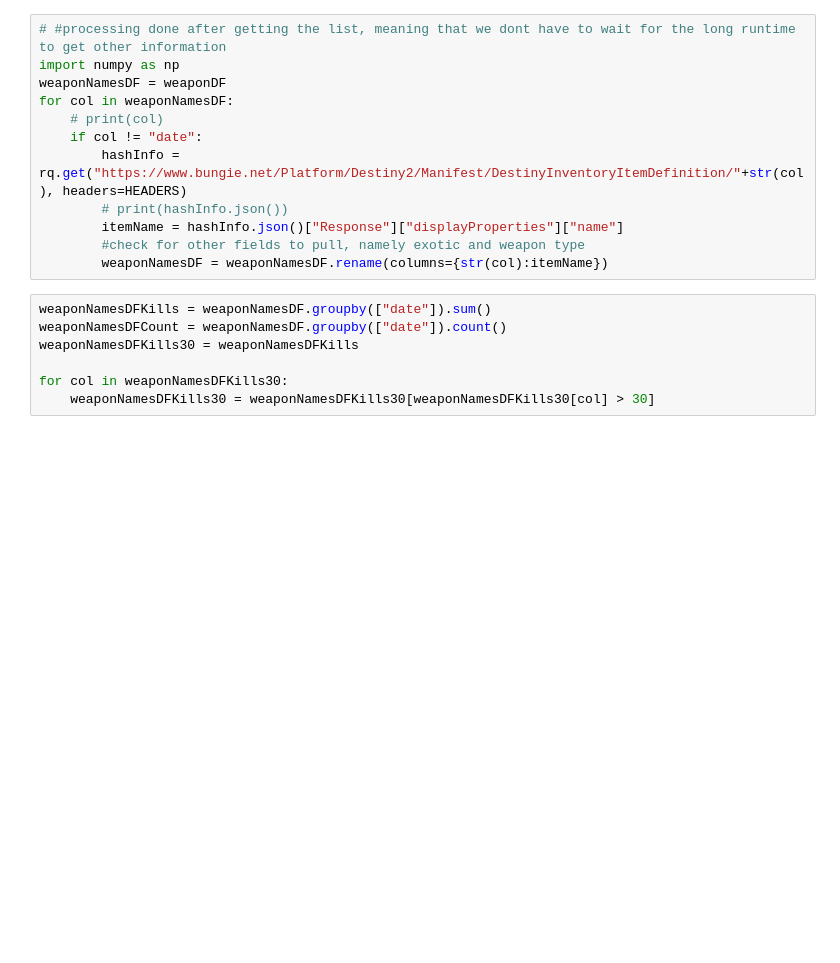
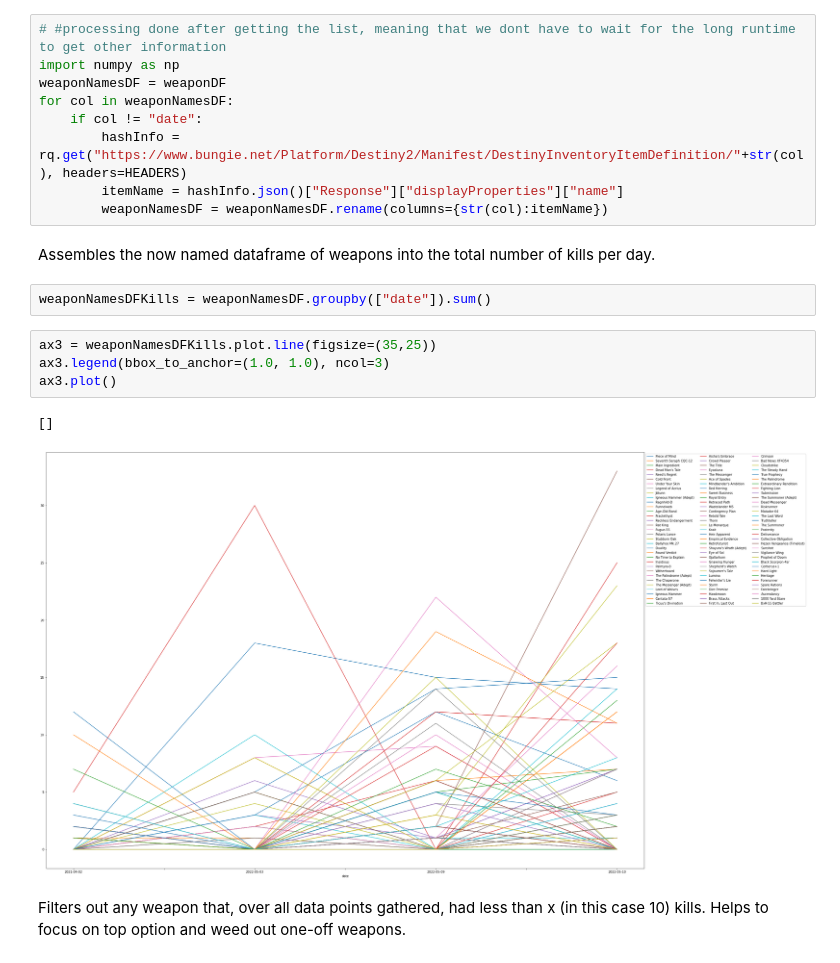
Before and after one commit to Vendr1ck/Xander_DataScience, a Jupyter notebook: D2Stats/D2Project.ipynb, the cells around one changed output. Drawn from its saved outputs; the diff is of its cells as text; blank space fills up the shorter version.

```diff
--- a/D2Stats/D2Project.ipynb
+++ b/D2Stats/D2Project.ipynb
@@ -166,17 +112,20 @@ weaponDF.fillna(0, inplace=True)
 import numpy as np
 weaponNamesDF = weaponDF
 for col in weaponNamesDF:
-    # print(col)
     if col != "date":
         hashInfo = rq.get("https://www.bungie.net/Platform/Destiny2/Manifest/DestinyInventoryItemDefinition/"+str(col), headers=HEADERS)
-        # print(hashInfo.json())
         itemName = hashInfo.json()["Response"]["displayProperties"]["name"]
-        #check for other fields to pull, namely exotic and weapon type
         weaponNamesDF = weaponNamesDF.rename(columns={str(col):itemName})
-# %%
-weaponNamesDFKills = weaponNamesDF.groupby(["date"]).sum()
-weaponNamesDFCount = weaponNamesDF.groupby(["date"]).count()
-weaponNamesDFKills30 = weaponNamesDFKills
-
-for col in weaponNamesDFKills30:
-    weaponNamesDFKills30 = weaponNamesDFKills30[weaponNamesDFKills30[col] > 30]
+# %% [markdown]
+Assembles the now named dataframe of weapons into the total number of kills per day.
+# %%
+weaponNamesDFKills = weaponNamesDF.groupby(["date"]).sum()
+# %%
+ax3 = weaponNamesDFKills.plot.line(figsize=(35,25))
+ax3.legend(bbox_to_anchor=(1.0, 1.0), ncol=3)
+ax3.plot()
+# %% [output]
+[]
+[figure, added]
+# %% [markdown]
+Filters out any weapon that, over all data points gathered, had less than x (in this case 10) kills. Helps to focus on top option and weed out one-off weapons.
```
Also changed, not shown: parts of 8 cells of this notebook.
